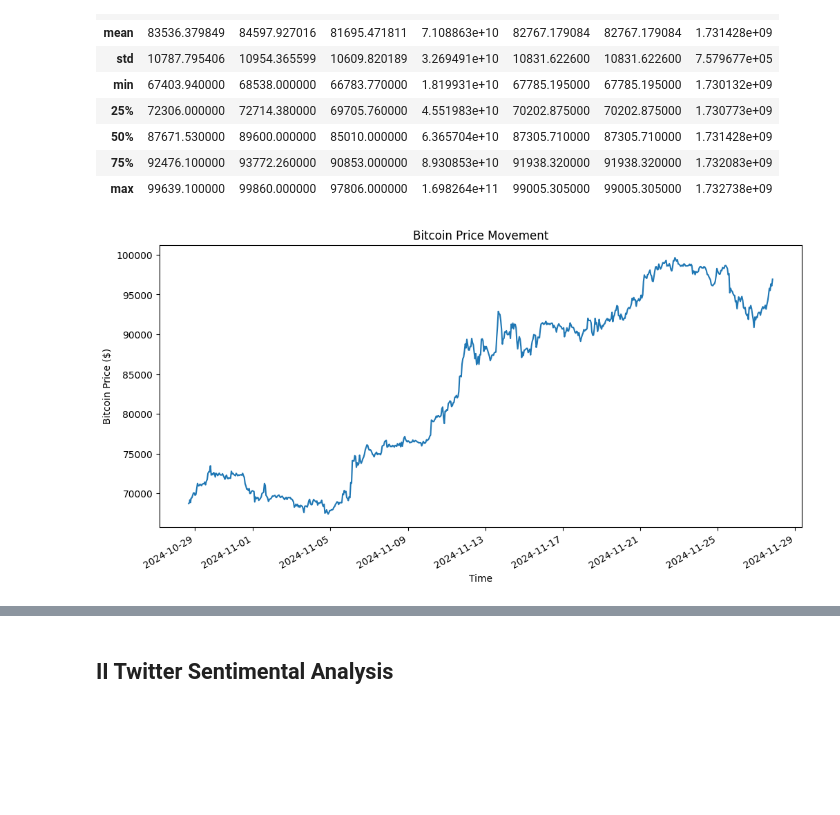
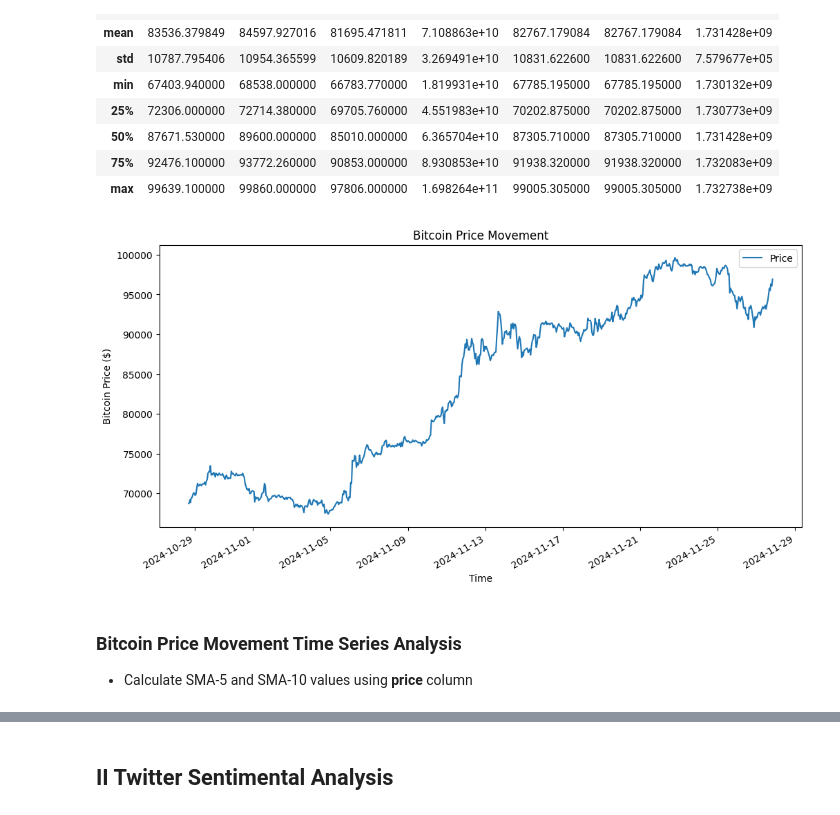
Before and after one commit to RubyQianru/Crypto-Price-and-Twitter-Sentimental-Analysis, a Jupyter notebook: main.ipynb, the cells around one changed output, grey strips where cells are left out. Cells and saved outputs as stored; diff of their text form; code cells hidden in the pictures; blank space fills up the shorter version.

```diff
--- a/main.ipynb
+++ b/main.ipynb
@@ -35,19 +44,27 @@ btc_data.describe()
 | 50% | 87671.530000 | 89600.000000 | 85010.000000 | 6.365704e+10 | 87305.710000 | 87305.710000 | 1.731428e+09 |
 | 75% | 92476.100000 | 93772.260000 | 90853.000000 | 8.930853e+10 | 91938.320000 | 91938.320000 | 1.732083e+09 |
 | max | 99639.100000 | 99860.000000 | 97806.000000 | 1.698264e+11 | 99005.305000 | 99005.305000 | 1.732738e+09 |
-# %%
-btc_data = btc_data.dropna()
-
-btc_data['time'] = pd.to_datetime(btc_data['time'], format='mixed')
-btc_data = btc_data.sort_values(by='time')
+# %%
+# Drop rows with missing values
+btc_data = btc_data.dropna()
+
+# Convert the 'timestamp' column to datetime and set it as the index
+btc_data['timestamp'] = pd.to_datetime(btc_data['timestamp'], unit='s')
+btc_data = btc_data.set_index('timestamp').sort_index()  # Sort by timestamp in ascending order
 # %%
+# Plot the Bitcoin price
 plt.figure(figsize=(12, 6))
-plt.plot(btc_data["time"], btc_data["price"])
+plt.plot(btc_data.index, btc_data["price"], label="Price")
 plt.xlabel('Time')
 plt.ylabel('Bitcoin Price ($)')
 plt.title('Bitcoin Price Movement')
+plt.legend()
 
+# Automatically format the x-axis
 plt.gcf().autofmt_xdate()
 plt.show()
 # %% [output]
-[figure, old version]
+[figure, new version]
+# %% [markdown]
+### Bitcoin Price Movement Time Series Analysis
+- Calculate SMA-5 and SMA-10 values using **price** column
```
Also changed, not shown: parts of 130 cells of this notebook, 4 other files.
